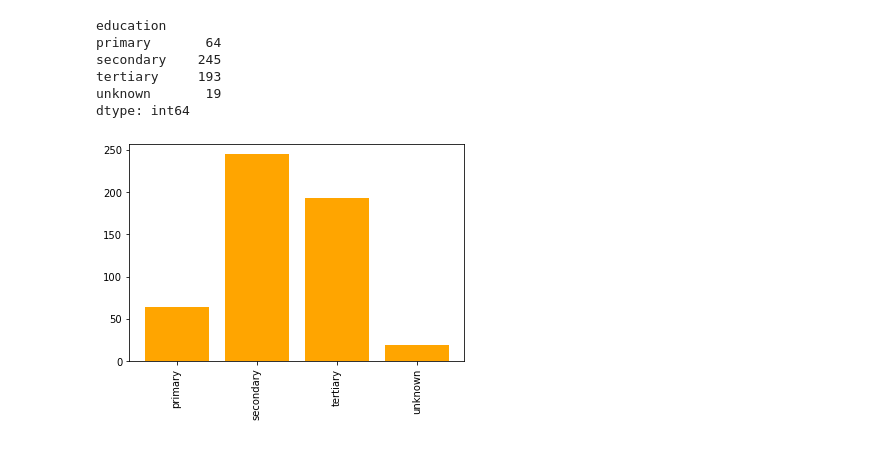
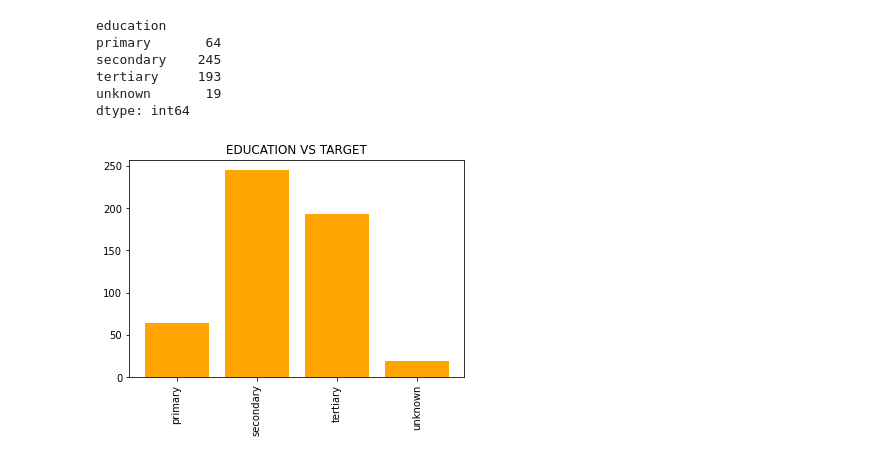
Before and after one commit to Midodzi0524/Marketing-Targets---Banking-dataset, a Jupyter notebook: Marketing Targets-Banking Dataset.ipynb, the cells around one changed output. Cells and saved outputs as stored; diff of their text form; code cells hidden in the pictures.

```diff
--- a/Marketing Targets-Banking Dataset.ipynb
+++ b/Marketing Targets-Banking Dataset.ipynb
@@ -223,8 +223,9 @@ dtype: int64
 # %%
 lvl_edu = [level for level, df in df.groupby('education')]
 
 plt.bar(lvl_edu, edu_df, color = 'orange')
 plt.xticks(lvl_edu, rotation = 90)
+plt.title("EDUCATION VS TARGET")
 plt.show()
 # %% [output]
-[figure, old version]
+[figure, new version]
```
Also changed, not shown: parts of 1 cell of this notebook.
